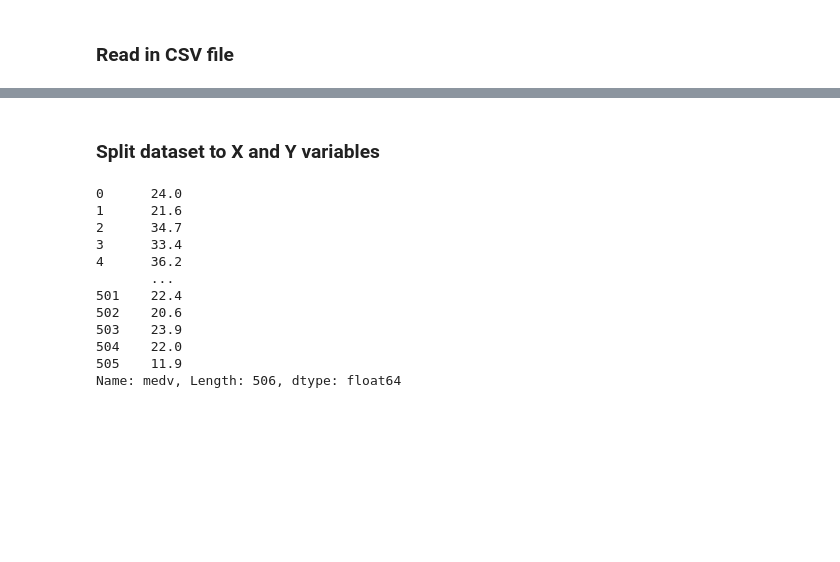
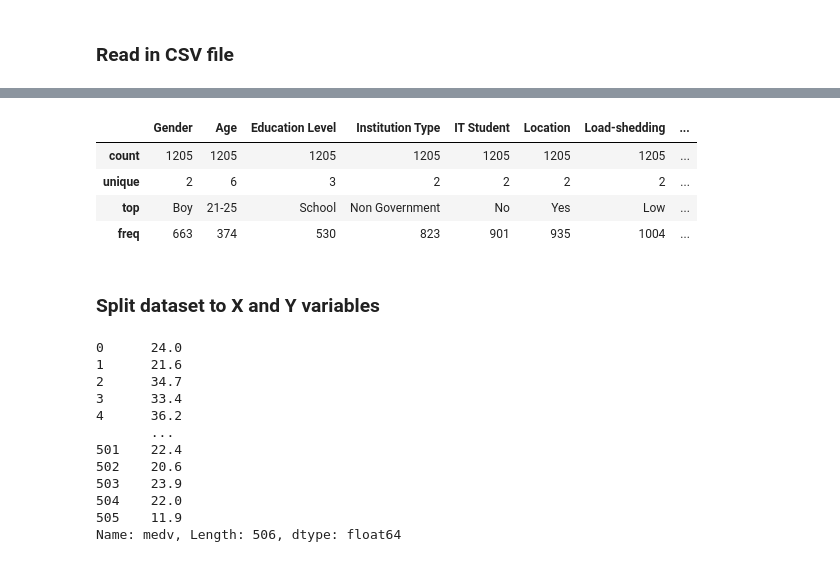
Before and after one commit to ashishar/data_science_codes, a Jupyter notebook: python/linear_regression.ipynb, the cells around one changed output, grey strips where cells are left out. Drawn from its saved outputs; the diff is of its cells as text; code cells hidden in the pictures; blank space fills up the shorter version.

```diff
--- a/python/linear_regression.ipynb
+++ b/python/linear_regression.ipynb
@@ -162,3 +73,11 @@ BostonHousing
+# %%
+Student_adaptivity.describe()
+# %% [output]
+|  | Gender | Age | Education Level | Institution Type | IT Student | Location | Load-shedding | ... |
+| count | 1205 | 1205 | 1205 | 1205 | 1205 | 1205 | 1205 | ... |
+| unique | 2 | 6 | 3 | 2 | 2 | 2 | 2 | ... |
+| top | Boy | 21-25 | School | Non Government | No | Yes | Low | ... |
+| freq | 663 | 374 | 530 | 823 | 901 | 935 | 1004 | ... |
 # %% [markdown]
 ### **Split dataset to X and Y variables**
 # %%
```
Also changed, not shown: parts of 17 cells of this notebook.
